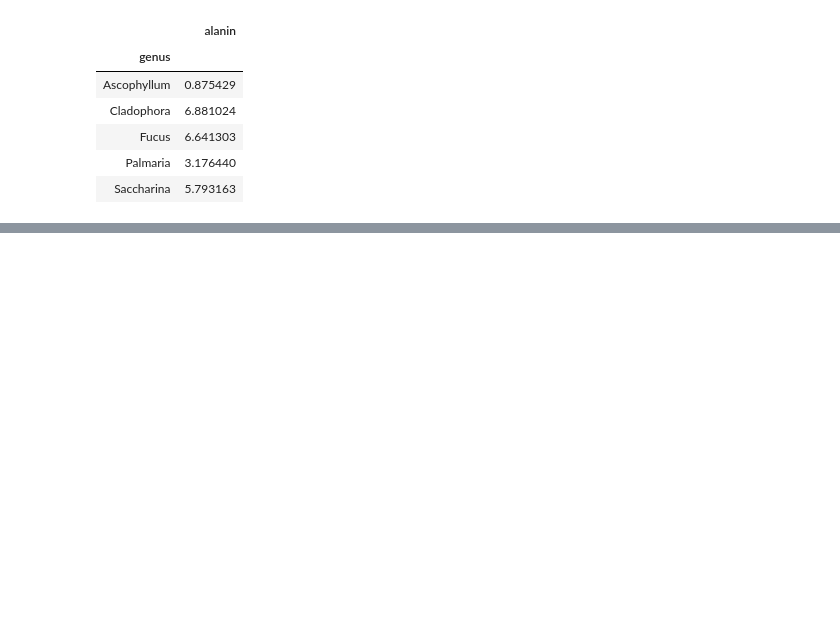
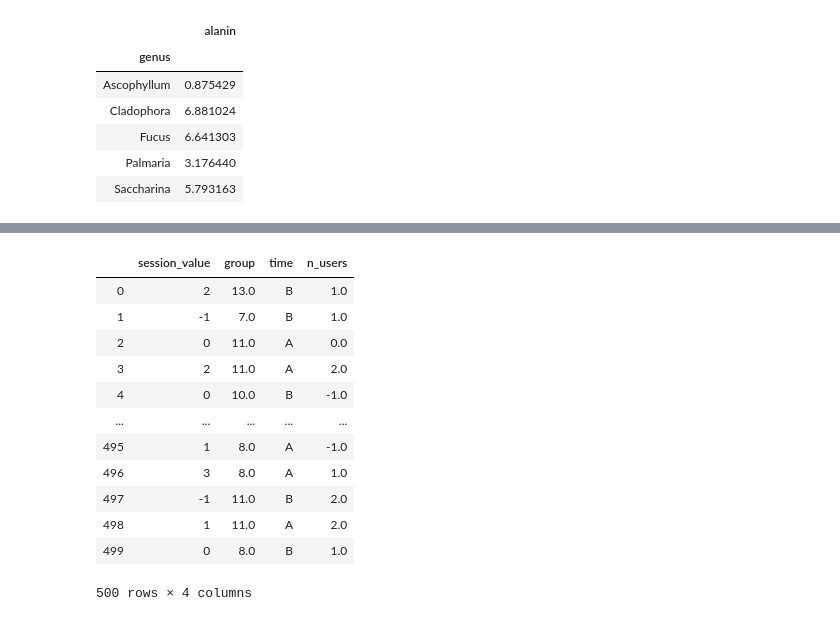
Before and after one commit to nealkafree/python, a Jupyter notebook: DataScienceCourse/datanotebook.ipynb, the cells around one changed output, grey strips where cells are left out. Cells and saved outputs as stored; diff of their text form; code cells hidden in the pictures; blank space fills up the shorter version.

```diff
--- a/DataScienceCourse/datanotebook.ipynb
+++ b/DataScienceCourse/datanotebook.ipynb
@@ -188,0 +248,16 @@ concentrations.groupby('group')
+# %%
+my_stat = my_stat.rename(columns={'V1': 'session_value', 'V2': 'group', 'V3': 'time', 'V4': 'n_users'})
+# %% [output]
+|  | session_value | group | time | n_users |
+| 0 | 2 | 13.0 | B | 1.0 |
+| 1 | -1 | 7.0 | B | 1.0 |
+| 2 | 0 | 11.0 | A | 0.0 |
+| 3 | 2 | 11.0 | A | 2.0 |
+| 4 | 0 | 10.0 | B | -1.0 |
+| ... | ... | ... | ... | ... |
+| 495 | 1 | 8.0 | A | -1.0 |
+| 496 | 3 | 8.0 | A | 1.0 |
+| 497 | -1 | 11.0 | B | 2.0 |
+| 498 | 1 | 11.0 | A | 2.0 |
+| 499 | 0 | 8.0 | B | 1.0 |
+500 rows × 4 columns
```
Also changed, not shown: parts of 19 cells of this notebook, 6 other files.
